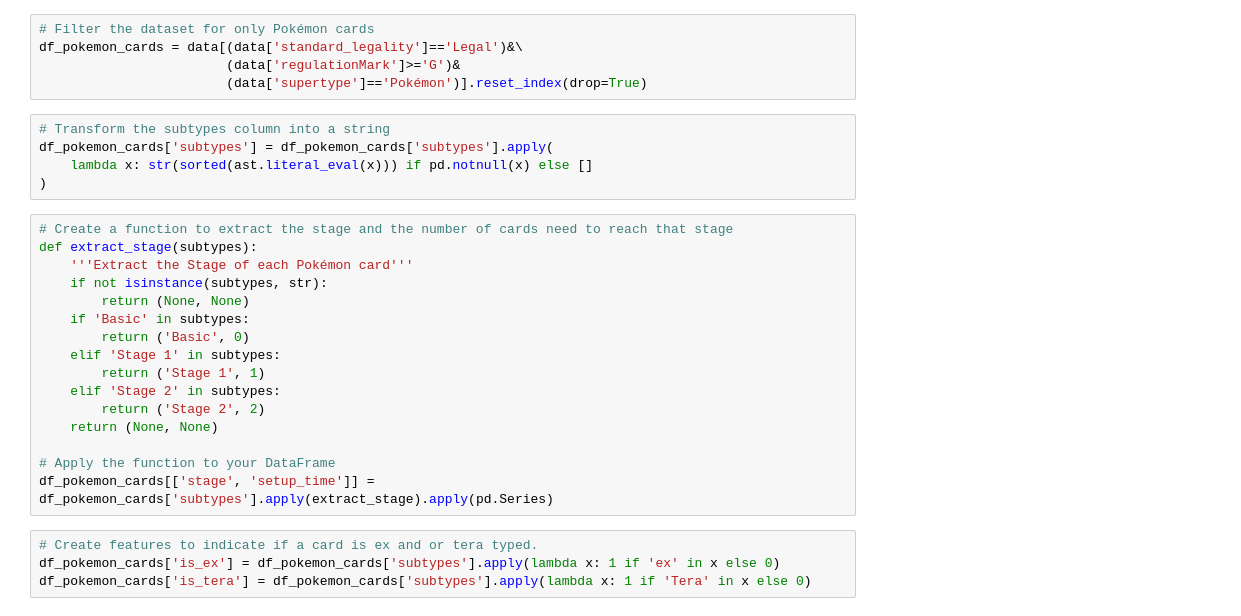
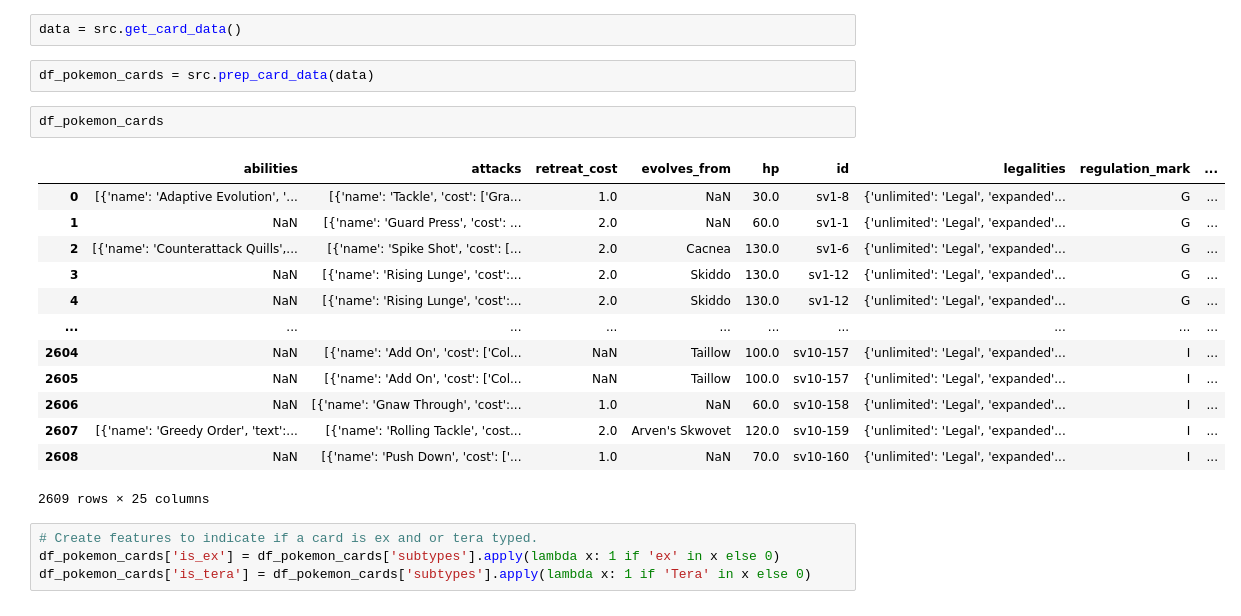
Before and after one commit to Anias-clo/Pokemon_TCG_Deck_Synergy_Calculator, a Jupyter notebook: cards.ipynb, the cells around one changed output. Cells and saved outputs as stored; diff of their text form.

Commit message:
Moved some wrangling functions into a separate module called yo momma aka src.

```diff
--- a/cards.ipynb
+++ b/cards.ipynb
@@ -111,29 +14,23 @@ data.head().T
-# %%
-# Filter the dataset for only Pokémon cards
-df_pokemon_cards = data[(data['standard_legality']=='Legal')&\
-                        (data['regulationMark']>='G')&
-                        (data['supertype']=='Pokémon')].reset_index(drop=True)
-# %%
-# Transform the subtypes column into a string
-df_pokemon_cards['subtypes'] = df_pokemon_cards['subtypes'].apply(
-    lambda x: str(sorted(ast.literal_eval(x))) if pd.notnull(x) else []
-)
-# %%
-# Create a function to extract the stage and the number of cards need to reach that stage
-def extract_stage(subtypes):
-    '''Extract the Stage of each Pokémon card'''
-    if not isinstance(subtypes, str):
-        return (None, None)
-    if 'Basic' in subtypes:
-        return ('Basic', 0)
-    elif 'Stage 1' in subtypes:
-        return ('Stage 1', 1)
-    elif 'Stage 2' in subtypes:
-        return ('Stage 2', 2)
-    return (None, None)
-
-# Apply the function to your DataFrame
-df_pokemon_cards[['stage', 'setup_time']] = df_pokemon_cards['subtypes'].apply(extract_stage).apply(pd.Series)
+# %%
+data = src.get_card_data()
+# %%
+df_pokemon_cards = src.prep_card_data(data)
+# %%
+df_pokemon_cards
+# %% [output]
+|  | abilities | attacks | retreat_cost | evolves_from | hp | id | legalities | regulation_mark | ... |
+| 0 | [{'name': 'Adaptive Evolution', '... | [{'name': 'Tackle', 'cost': ['Gra... | 1.0 | NaN | 30.0 | sv1-8 | {'unlimited': 'Legal', 'expanded'... | G | ... |
+| 1 | NaN | [{'name': 'Guard Press', 'cost': ... | 2.0 | NaN | 60.0 | sv1-1 | {'unlimited': 'Legal', 'expanded'... | G | ... |
+| 2 | [{'name': 'Counterattack Quills',... | [{'name': 'Spike Shot', 'cost': [... | 2.0 | Cacnea | 130.0 | sv1-6 | {'unlimited': 'Legal', 'expanded'... | G | ... |
+| 3 | NaN | [{'name': 'Rising Lunge', 'cost':... | 2.0 | Skiddo | 130.0 | sv1-12 | {'unlimited': 'Legal', 'expanded'... | G | ... |
+| 4 | NaN | [{'name': 'Rising Lunge', 'cost':... | 2.0 | Skiddo | 130.0 | sv1-12 | {'unlimited': 'Legal', 'expanded'... | G | ... |
+| ... | ... | ... | ... | ... | ... | ... | ... | ... | ... |
+| 2604 | NaN | [{'name': 'Add On', 'cost': ['Col... | NaN | Taillow | 100.0 | sv10-157 | {'unlimited': 'Legal', 'expanded'... | I | ... |
+| 2605 | NaN | [{'name': 'Add On', 'cost': ['Col... | NaN | Taillow | 100.0 | sv10-157 | {'unlimited': 'Legal', 'expanded'... | I | ... |
+| 2606 | NaN | [{'name': 'Gnaw Through', 'cost':... | 1.0 | NaN | 60.0 | sv10-158 | {'unlimited': 'Legal', 'expanded'... | I | ... |
+| 2607 | [{'name': 'Greedy Order', 'text':... | [{'name': 'Rolling Tackle', 'cost... | 2.0 | Arven's Skwovet | 120.0 | sv10-159 | {'unlimited': 'Legal', 'expanded'... | I | ... |
+| 2608 | NaN | [{'name': 'Push Down', 'cost': ['... | 1.0 | NaN | 70.0 | sv10-160 | {'unlimited': 'Legal', 'expanded'... | I | ... |
+2609 rows × 25 columns
 # %%
 # Create features to indicate if a card is ex and or tera typed.
 df_pokemon_cards['is_ex'] = df_pokemon_cards['subtypes'].apply(lambda x: 1 if 'ex' in x else 0)
```
Also changed, not shown: parts of 28 cells of this notebook, 3 other files.
